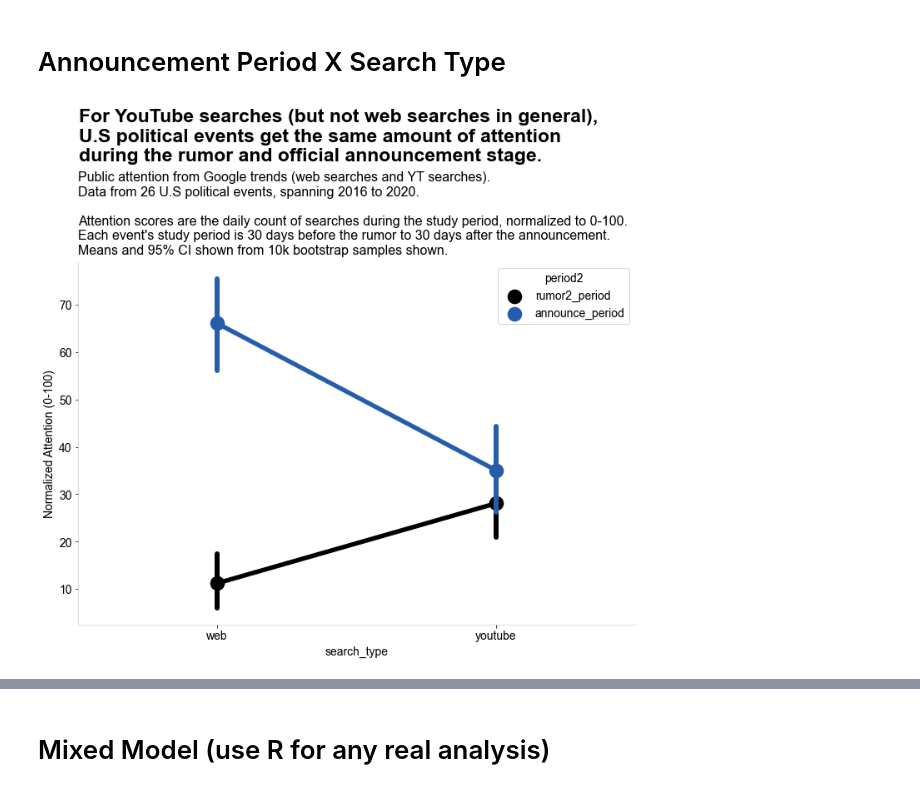
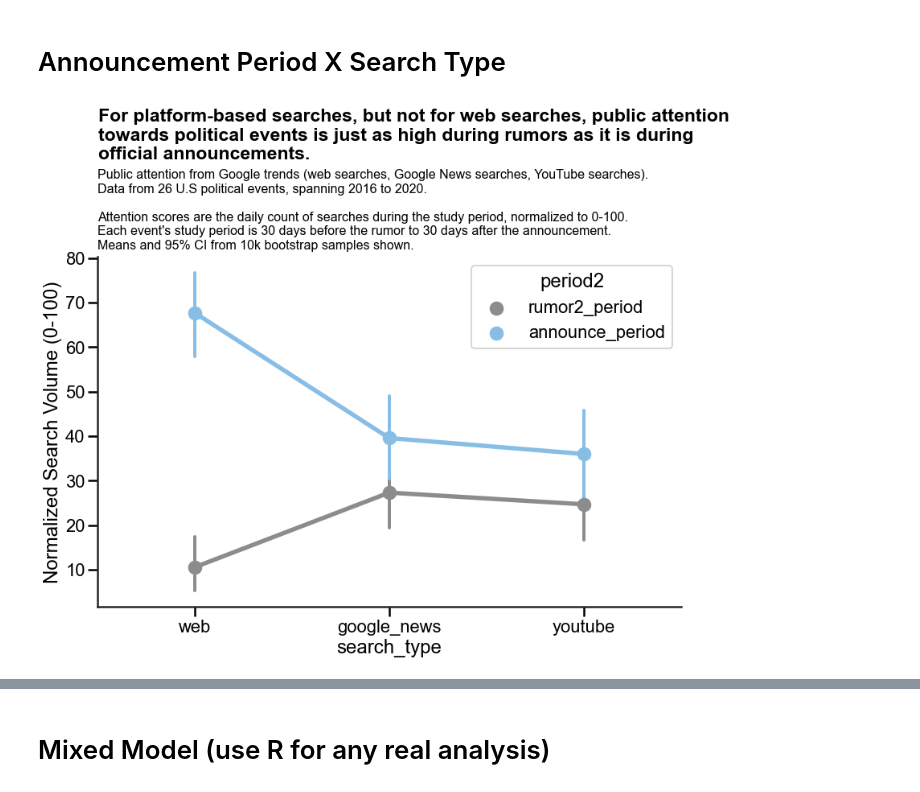
Before and after one commit to josh-ashkinaze/attention, a Jupyter notebook: scripts/graphs.ipynb, the cells around one changed output, grey strips where cells are left out. Saved outputs shown, nothing was run; the diff lists cells and outputs as text; code cells hidden in the pictures.

```diff
--- a/scripts/graphs.ipynb
+++ b/scripts/graphs.ipynb
@@ -15,9 +15,10 @@ import sys
 # Turn off value-on-slice warning
 pd.options.mode.chained_assignment = None  # default='warn'
 
-# Make aesthetic
-themes.theme_few(scheme='dark')
-plt.rcParams.update({'font.family':'Arial'})
+def make_aesthetic():
+    sns.set(style='white', context='poster')
+    themes.theme_few(scheme='light')
+    plt.rcParams.update({'font.family':'Arial'})
 # %% [markdown]
 # Make dfs
 # %%
@@ -51,8 +52,9 @@ def truncate_time(x, n):
 
 # Read in data
 rumor_data = pd.read_json("../data/rum_data.json").T.reset_index()[['index', 'rumor_day', 'announce_day']]
-df = pd.merge(left=pd.read_csv("../data/trend_data.csv"), right=rumor_data, left_on='event', right_on='index')
-df = df[df['search_type'].isin(['web', "youtube"])]
+df = pd.merge(left=pd.read_csv("../data/trend_data_news.csv"), right=rumor_data, left_on='event', right_on='index')
+df['search_type'] = df['search_type'].apply(lambda x: x if x!= 'news' else 'google_news')
+
 
 # Make UID
 df['kwe'] = df['kw'] + "_" + df['event']
@@ -86,3 +88,17 @@ for d in [df, kwd, eventd, searchd, event_search]:
     d['year'] = pd.to_datetime(d['rumor_day']).dt.year
     if 'kw' in d.columns:
         d['val_prop'] = d['value']/d.groupby(['kw', 'event'])['value'].transform('sum')
+    if "search_type" in d.columns:
+        d['search_type'] = pd.Categorical(d['search_type'],
+                                   categories=["web", "google_news", "youtube"],
+                                   ordered=True)
+
+
+# Let's just make sure we got values for every kw/search combo
+grouped = df.groupby(['kwe'])['value'].max().reset_index()
+no_nan_val = sum(grouped['value'].isna()) == 0 # No KWxSearchType is nan
+every_kw_has_100 = np.min(grouped['value'])==100 # For every KW x SearchType there's a peak
+print("No Nans:", no_nan_val)
+print("Every kw/search type has one pt which hits 100:", every_kw_has_100)
+if (no_nan_val and every_kw_has_100):
+    print("Proceed...data is valid")
@@ -147,40 +145,41 @@ import matplotlib
 from matplotlib.font_manager import FontProperties
 import matplotlib.font_manager
 
+make_aesthetic()
 plt.rcParams.update({'font.family':'Arial'})
 
-plt.figure(figsize=(12,8))
+plt.figure(figsize=(13,8))
 
 sns.pointplot(data=event_search.query("control_period2==0"),
-              errwidth=6,
+              errwidth=4,
               errorbar='ci',
-              scale=2,
+              scale=1,
               seed=416,
               n_boot=10000,
               hue='period2',
               x='search_type',
               y='value')
 
 
-plt.ylabel("Normalized Attention (0-100)")
+plt.ylabel("Normalized Search Volume (0-100)")
 
 plt.title(
-    (f"""\nPublic attention from Google trends (web searches and YT searches).\nData from {event_search['event'].nunique()} U.S political events, spanning {np.min(event_search['year'])} to {np.max(event_search['year'])}.\n\nAttention scores are the daily count of searches during the study period, normalized to 0-100.\nEach event's study period is 30 days before the rumor to 30 days after the announcement.\nMeans and 95% CI shown from 10k bootstrap samples shown."""),
+    (f"""\nPublic attention from Google trends (web searches, Google News searches, YouTube searches).\nData from {event_search['event'].nunique()} U.S political events, spanning {np.min(event_search['year'])} to {np.max(event_search['year'])}.\n\nAttention scores are the daily count of searches during the study period, normalized to 0-100.\nEach event's study period is 30 days before the rumor to 30 days after the announcement.\nMeans and 95% CI from 10k bootstrap samples shown."""),
     fontsize=16,
     pad=10,
     loc="left",
 )
 
 plt.suptitle(
-    "For YouTube searches (but not web searches in general), \nU.S political events get the same amount of attention\nduring the rumor and official announcement stage.",
+    "For platform-based searches, but not for web searches, public attention\ntowards political events is just as high during rumors as it is during\nofficial announcements.",
     fontsize=23,
     fontweight="bold",
     x=0.126,
     y=1.2,
     ha="left",
 )
 
 sns.despine()
 plt.savefig(f"{OUTPUT_PATH}attn_interaction.png", dpi=300, bbox_inches='tight')
 # %% [output]
-[figure, old version]
+[figure, new version]
```
Also changed, not shown: parts of 15 cells of this notebook.
